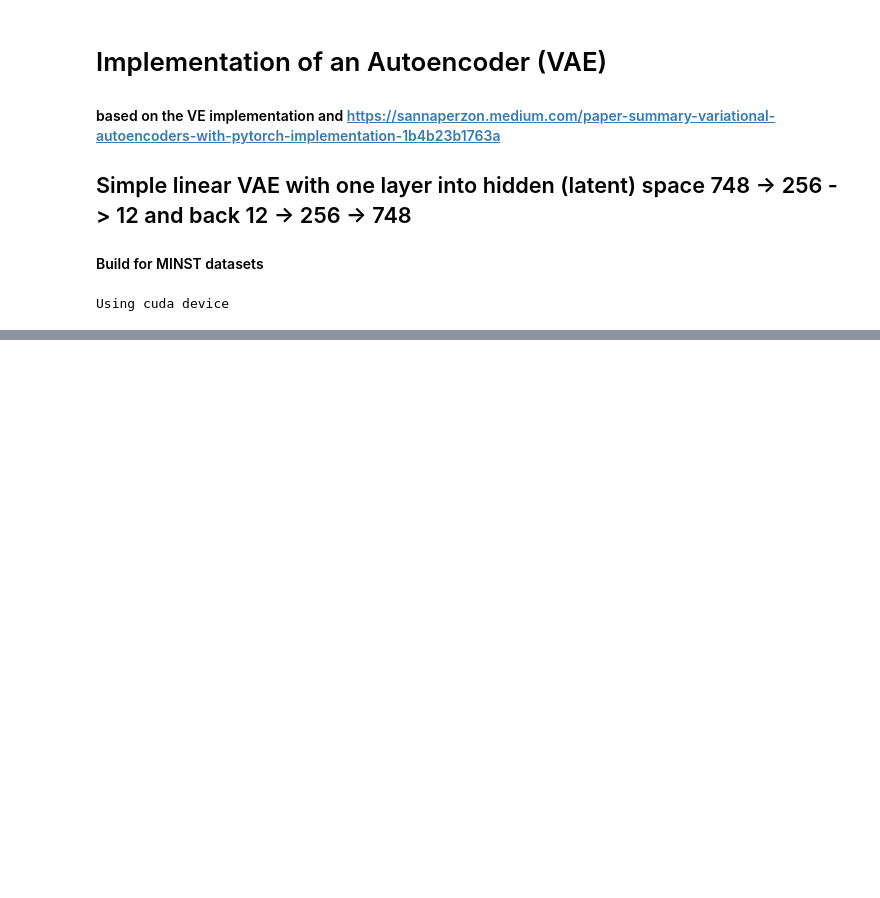
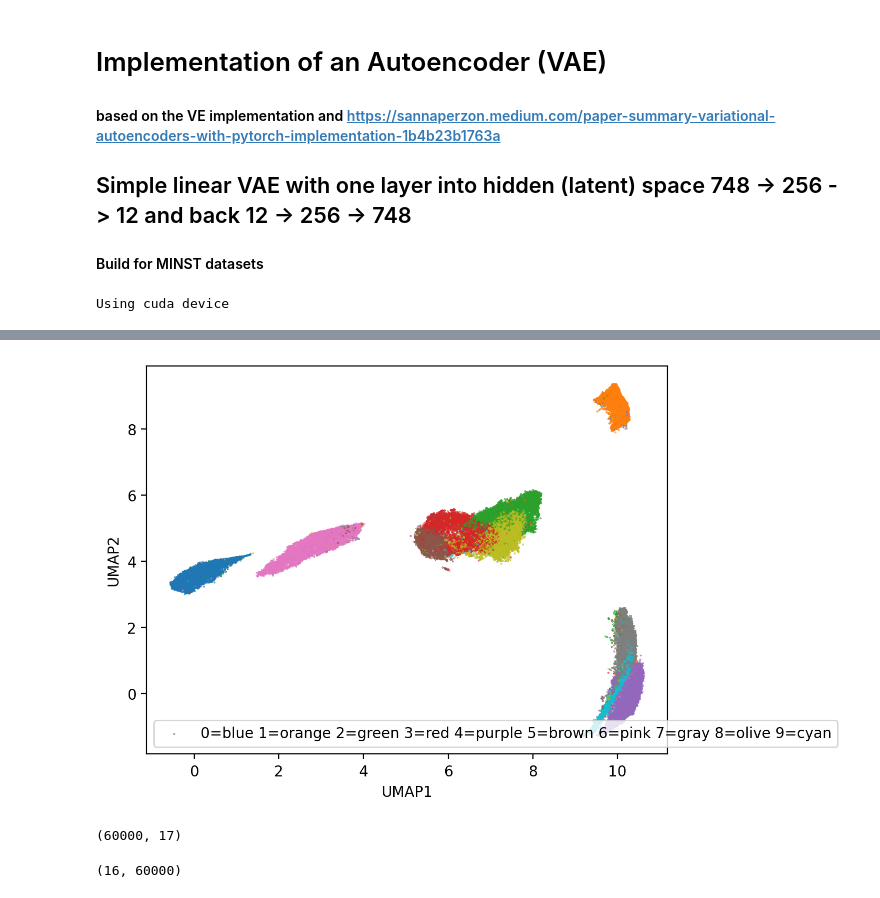
Before and after one commit to vfschumann/HU_SysBio_FinalProjekt, a Jupyter notebook: OneLayer_VAE_model.ipynb, the cells around one changed output, grey strips where cells are left out. Cells and saved outputs as stored; diff of their text form; code cells hidden in the pictures; blank space fills up the shorter version.

```diff
--- a/OneLayer_VAE_model.ipynb
+++ b/OneLayer_VAE_model.ipynb
@@ -198,0 +226,39 @@ loss_MSE_SUM:  163.7899627685547  ;
+# %%
+# Initialize UMAP model with 16 components on raw data
+umap = UMAP(n_components=16)
+
+# Fit the model and transform the data
+umap_results_raw = umap.fit_transform(encoded_raw.drop(['label'],axis=1))
+# %%
+umap_results_raw_T = umap_results_raw.T
+# %%
+color_map = []
+test = [color_map.append(color[int(i[0])]) for i in encoded_raw.label.astype(str)]
+sizes = [0.1 for i in umap_results[:,0:1]]
+plt.figure(dpi=200)
+
+plt.scatter(umap_results_raw_T[0],umap_results_raw_T[1] , sizes ,color=color_map)
+plt.xlabel('UMAP1')
+plt.ylabel('UMAP2')
+plt.legend(["0=blue 1=orange 2=green 3=red 4=purple 5=brown 6=pink 7=gray 8=olive 9=cyan"])
+plt.show()
+# %% [output]
+[figure, added]
+# %%
+umap_raw = []
+for i,sample in enumerate(tqdm(umap_results_raw)):
+    umap_ = {f"UMAP {i}": enc for i, enc in enumerate(sample)}
+    umap_['label'] = mnist_data[i][1]
+    umap_raw.append(umap_)
+umap_pd = pd.DataFrame(umap_raw)
+umap_pd.shape
+# %% [output]
+(60000, 17)
+# %%
+from sklearn.decomposition import PCA
+pca = PCA(n_components=16)
+PCA_raw = pca.fit_transform(encoded_raw.drop(['label'],axis=1))
+PCA_raw_T = PCA_raw.T
+print(PCA_raw_T.shape)
+# %% [output]
+(16, 60000)
```
Also changed, not shown: parts of 19 cells of this notebook.
